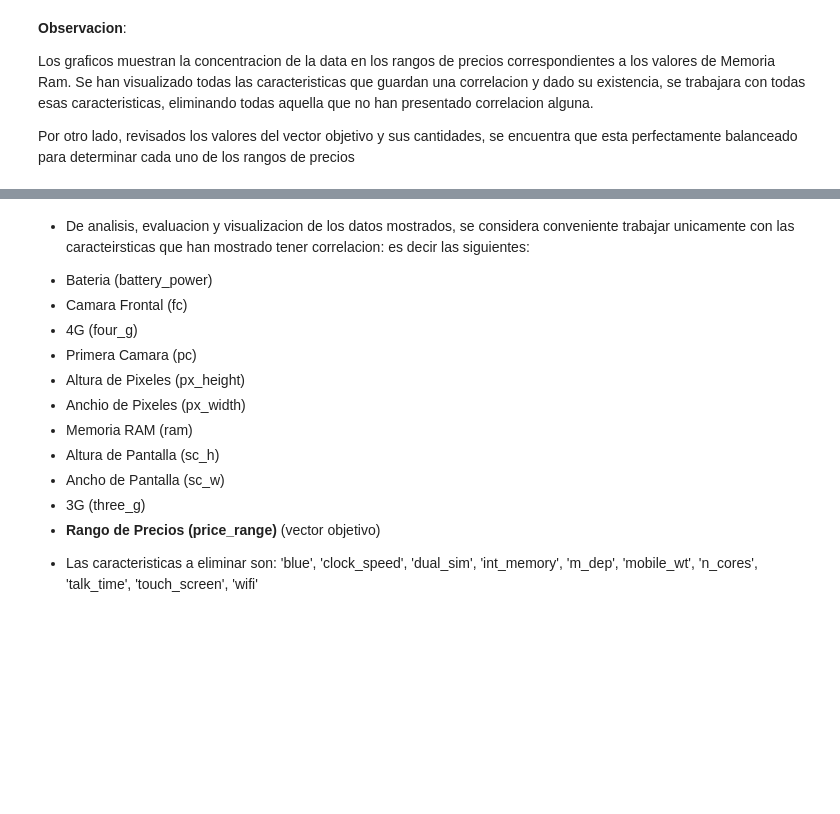
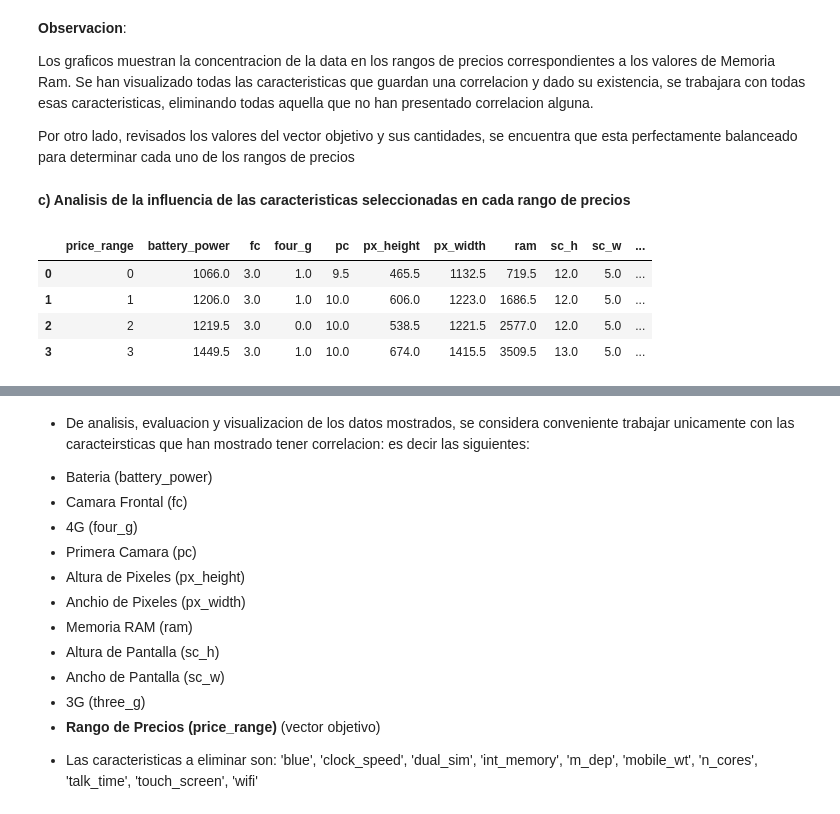
Before and after one commit to jcpalaciosb/Clasificacion_de_Precios, a Jupyter notebook: Mobile_Price_Classification_P3.ipynb, the cells around one changed output, grey strips where cells are left out. Saved outputs shown, nothing was run; the diff lists cells and outputs as text; code cells hidden in the pictures; blank space fills up the shorter version.

```diff
--- a/Mobile_Price_Classification_P3.ipynb
+++ b/Mobile_Price_Classification_P3.ipynb
@@ -452,3 +452,15 @@ plt.show()
 Los graficos muestran la concentracion de la data en los rangos de precios correspondientes a los valores de Memoria Ram. Se han visualizado todas las caracteristicas que guardan una correlacion y dado su existencia, se trabajara con todas esas caracteristicas, eliminando todas aquella que no han presentado correlacion alguna.
 
 Por otro lado, revisados los valores del vector objetivo y sus cantidades, se encuentra que esta perfectamente balanceado para determinar cada uno de los rangos de precios
+# %% [markdown]
+**c) Analisis de la influencia de las caracteristicas seleccionadas en cada rango de precios**
+# %%
+# Agrupamiento del dataframe por rango de precios y valores de mayor frecuencia de las demas caracteristicas
+precios_groups = df.groupby('price_range', as_index=False).median().round(2) # as_index=False para que rango de precios sea una columna y no un indice
+precios_groups
+# %% [output]
+|  | price_range | battery_power | fc | four_g | pc | px_height | px_width | ram | sc_h | sc_w | ... |
+| 0 | 0 | 1066.0 | 3.0 | 1.0 | 9.5 | 465.5 | 1132.5 | 719.5 | 12.0 | 5.0 | ... |
+| 1 | 1 | 1206.0 | 3.0 | 1.0 | 10.0 | 606.0 | 1223.0 | 1686.5 | 12.0 | 5.0 | ... |
+| 2 | 2 | 1219.5 | 3.0 | 0.0 | 10.0 | 538.5 | 1221.5 | 2577.0 | 12.0 | 5.0 | ... |
+| 3 | 3 | 1449.5 | 3.0 | 1.0 | 10.0 | 674.0 | 1415.5 | 3509.5 | 13.0 | 5.0 | ... |
```
Also changed, not shown: parts of 4 cells of this notebook.
